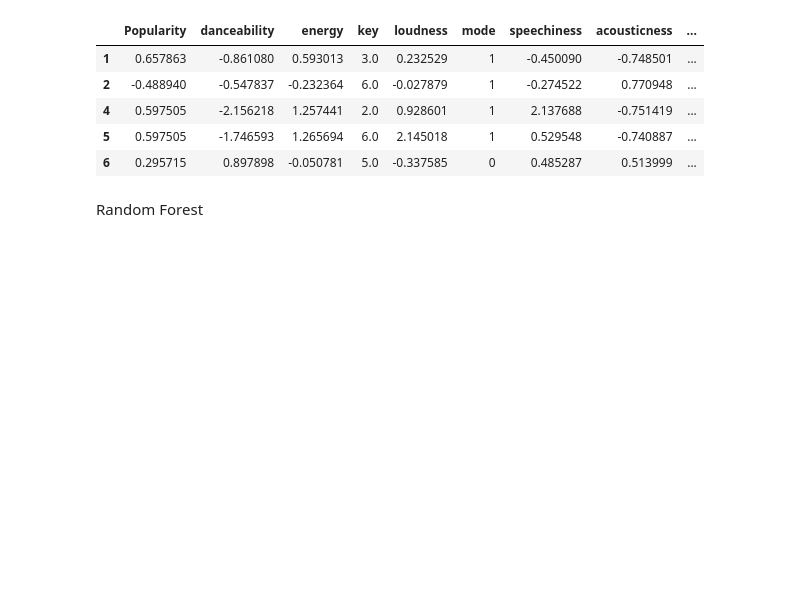
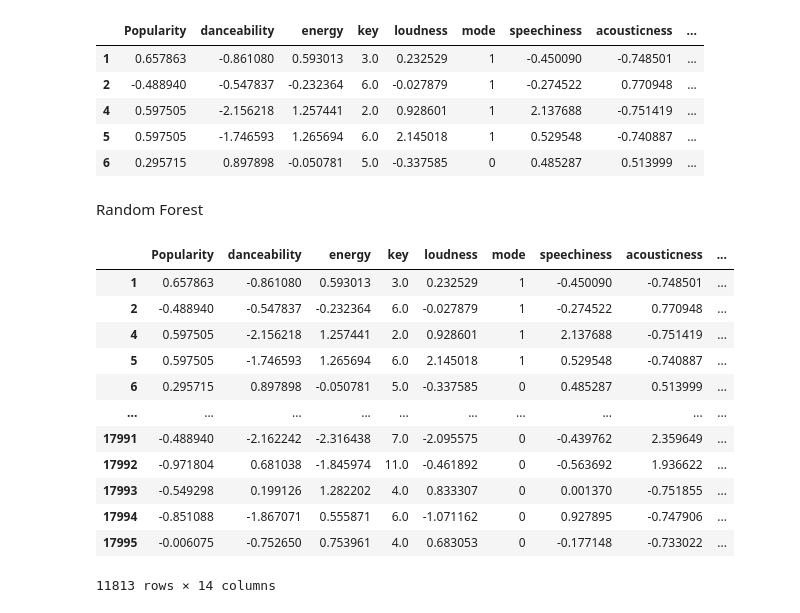
Before and after one commit to gaanno/proyecto-ml, a Jupyter notebook: proyecto.ipynb, the cells around one changed output. Saved outputs shown, nothing was run; the diff lists cells and outputs as text; code cells hidden in the pictures; blank space fills up the shorter version.

```diff
--- a/proyecto.ipynb
+++ b/proyecto.ipynb
@@ -128,6 +138,22 @@ Random Forest
 # Separar target y features
 X = df.drop(['Class'], axis=1)
 y = df['Class']
+# %%
+X
+# %% [output]
+|  | Popularity | danceability | energy | key | loudness | mode | speechiness | acousticness | ... |
+| 1 | 0.657863 | -0.861080 | 0.593013 | 3.0 | 0.232529 | 1 | -0.450090 | -0.748501 | ... |
+| 2 | -0.488940 | -0.547837 | -0.232364 | 6.0 | -0.027879 | 1 | -0.274522 | 0.770948 | ... |
+| 4 | 0.597505 | -2.156218 | 1.257441 | 2.0 | 0.928601 | 1 | 2.137688 | -0.751419 | ... |
+| 5 | 0.597505 | -1.746593 | 1.265694 | 6.0 | 2.145018 | 1 | 0.529548 | -0.740887 | ... |
+| 6 | 0.295715 | 0.897898 | -0.050781 | 5.0 | -0.337585 | 0 | 0.485287 | 0.513999 | ... |
+| ... | ... | ... | ... | ... | ... | ... | ... | ... | ... |
+| 17991 | -0.488940 | -2.162242 | -2.316438 | 7.0 | -2.095575 | 0 | -0.439762 | 2.359649 | ... |
+| 17992 | -0.971804 | 0.681038 | -1.845974 | 11.0 | -0.461892 | 0 | -0.563692 | 1.936622 | ... |
+| 17993 | -0.549298 | 0.199126 | 1.282202 | 4.0 | 0.833307 | 0 | 0.001370 | -0.751855 | ... |
+| 17994 | -0.851088 | -1.867071 | 0.555871 | 6.0 | -1.071162 | 0 | 0.927895 | -0.747906 | ... |
+| 17995 | -0.006075 | -0.752650 | 0.753961 | 4.0 | 0.683053 | 0 | -0.177148 | -0.733022 | ... |
+11813 rows × 14 columns
 # %%
 # Separar datos de entrenamiento y prueba
 X_train, X_test, y_train, y_test = train_test_split(X, y, test_size=0.2)
```
Also changed, not shown: parts of 12 cells of this notebook.
